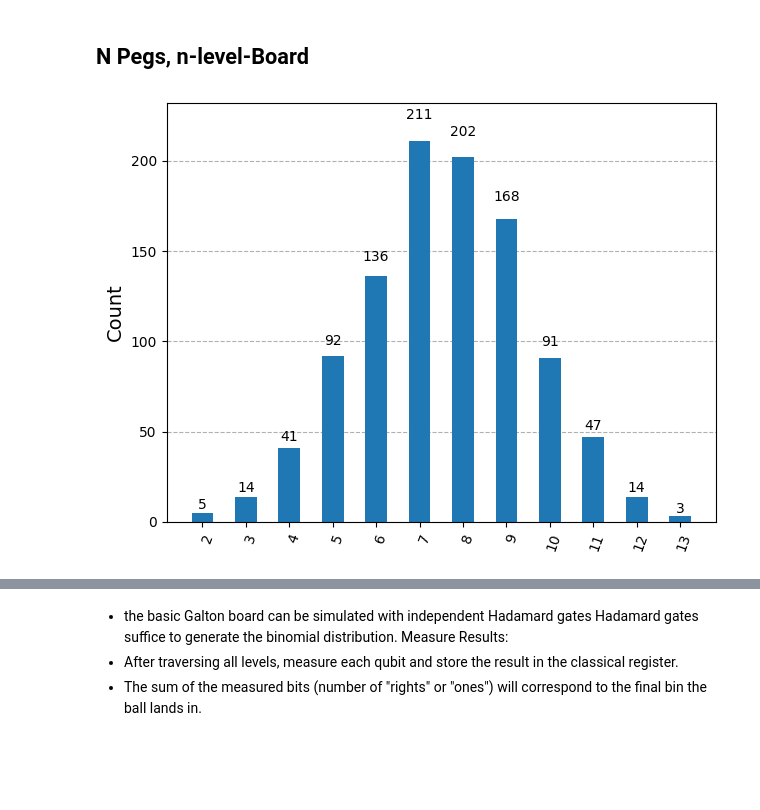
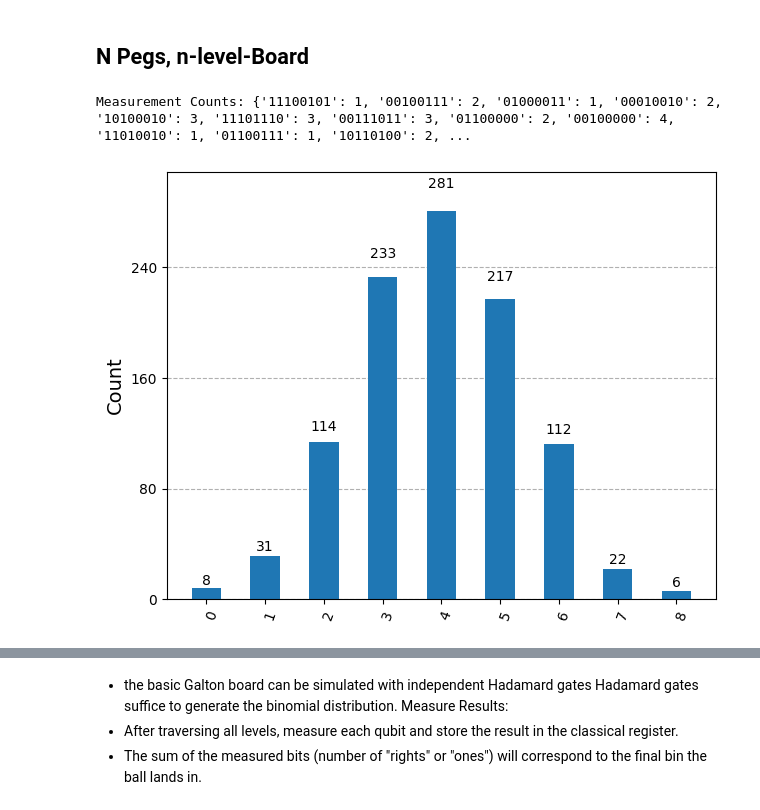
Before and after one commit to kammitama5/quantum-monte-carlo, a Jupyter notebook: Quantum-Galton-Box_pegs_and_levels.ipynb, the cells around one changed output, grey strips where cells are left out. Drawn from its saved outputs; the diff is of its cells as text; code cells hidden in the pictures; blank space fills up the shorter version.

```diff
--- a/Quantum-Galton-Box_pegs_and_levels.ipynb
+++ b/Quantum-Galton-Box_pegs_and_levels.ipynb
@@ -148,32 +179,46 @@ import matplotlib.pyplot as plt
 # %%
 # set number of levels and pegs
 n_levels_and_pegs = 8
 
 # we need the ClassicalRegister for our swap
-qr = QuantumRegister(n, 'q')
-cr = ClassicalRegister(n, 'c')
+qr = QuantumRegister(n_levels_and_pegs, 'q')
+cr = ClassicalRegister(n_levels_and_pegs, 'c')
 qc3 = QuantumCircuit(qr, cr)
 
 # We use the usual hadamard to simulate our pegs, but this time,
 # we use a loop to initialize the levels and pegs
 # for a simple n-level board, Hadamard gates suffice to generate the binomial distribution.
 for i in range(n_levels_and_pegs):
     qc3.h(qr[i])
 
 # We take a measurement.
 qc3.measure(qr, cr)
 
 ## we measure after to get our distribution
 # here we are counting in the bitstring the number of 1s
 # this gives us a pretty good count of our distribution ie. binomial
+simulator = Aer.get_backend('qasm_simulator')
+
+# Transpile the circuit for the simulator
+compiled_circuit = transpile(qc3, simulator)
+
+# Execute the circuit and get the results
+job = simulator.run(compiled_circuit, shots=1024)
+result = job.result()
+
+# Get the measurement outcomes
+counts = result.get_counts(qc3)
+
+print("Measurement Counts:", counts)
 bin_counts = {}
 for bitstring, count in counts.items():
     num_ones = bitstring.count('1')
     bin_counts[num_ones] = bin_counts.get(num_ones, 0) + count
 
 plot_histogram(bin_counts)
 # %% [output]
+Measurement Counts: {'11100101': 1, '00100111': 2, '01000011': 1, '00010010': 2, '10100010': 3, '11101110': 3, '00111011': 3, '01100000': 2, '00100000': 4, '11010010': 1, '01100111': 1, '10110100': 2, ...
-[figure, old version]
+[figure, new version]
 # %%
 qc3.draw()
 # %% [output]
```
Also changed, not shown: parts of 9 cells of this notebook.
